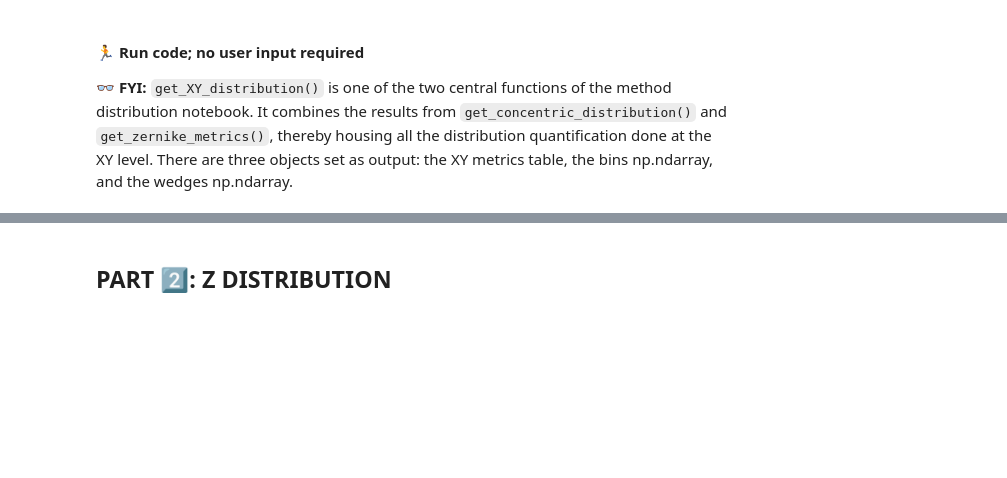
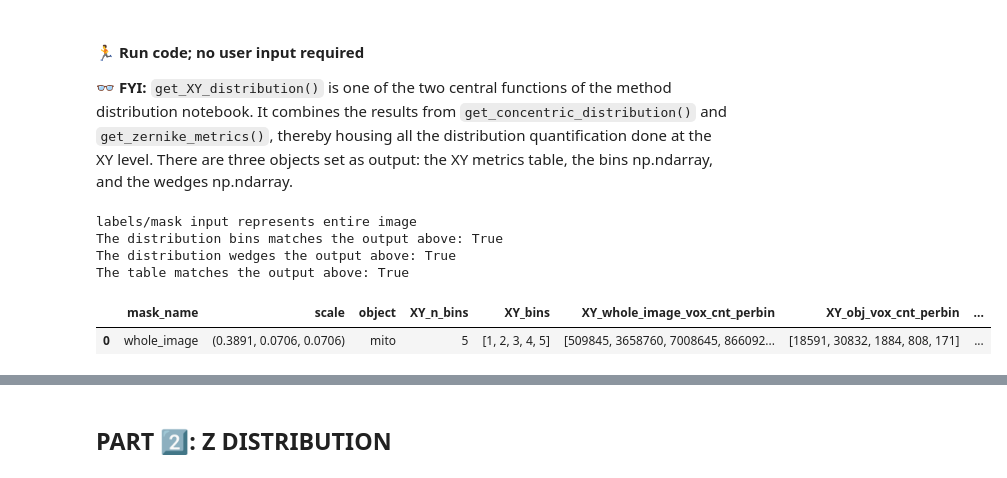
Before and after one commit to SCohenLab/infer-subc, a Jupyter notebook: notebooks/part_2_quantification/method_distribution.ipynb, the cells around one changed output, grey strips where cells are left out. Drawn from its saved outputs; the diff is of its cells as text; code cells hidden in the pictures; blank space fills up the shorter version.

```diff
--- a/notebooks/part_2_quantification/method_distribution.ipynb
+++ b/notebooks/part_2_quantification/method_distribution.ipynb
@@ -134,9 +134,9 @@ Please specify the following information about your data: `raw_img_type`, `data_
 # %%
 #### USER INPUT REQUIRED ###
 raw_img_type = ".tiff"
-data_root_path = Path(os.path.expanduser("~")) / "USER SPECIFIED"
+data_root_path = Path(os.path.expanduser("~")) / "Documents/Python_Scripts/Infer-subc/Sherry_example-image"
 raw_data_path = data_root_path / "raw"
-seg_data_path = data_root_path / "seg"
+seg_data_path = data_root_path / "segmentations"
 quant_data_path = data_root_path / "quant"
 # %% [markdown]
 #### &#x1F3C3; **Run code; no user input required**
@@ -188,7 +202,7 @@ Specify the following information about the segmentation files: - `org_file_name
 org_file_names = ["lyso", "mito", "golgi", "perox", "ER", "LD"]
 org_channels_ordered = [3, 4, 2, 5, 1, 0]
 regions_file_names = ["nuc", "cell"]
-suffix_separator = "-"
+suffix_separator = ""
 mask_name = None # Recommended: "cell" | TO NOT USE A MASK ENTER: None
 # %% [markdown]
 #### &#x1F3C3; **Run code; no user input required**
@@ -1139,31 +1183,30 @@ XY_metrics
 &#x1F453; **FYI:**  `get_XY_distribution()` is one of the two central functions of the method distribution notebook. It combines the results from `get_concentric_distribution()` and `get_zernike_metrics()`, thereby housing all the distribution quantification done at the XY level. There are three objects set as output: the XY metrics table, the bins np.ndarray, and the wedges np.ndarray.
 # %%
 # quantify distribution of the cell in respect to a specified object in the XY
-def _get_XY_distribution(
-        mask: Union[np.ndarray,None],
-        mask_name: str,
-        centering_obj: Union[np.ndarray,None],
-        obj:np.ndarray,
-        obj_name: str,
-        scale: Union[tuple, None]=None,
-        num_bins: Union[int, None] = 5,
-        center_on: bool = False,
-        keep_center_as_bin: bool = True,
-        zernike_degrees: Union[int, None] = None):
+def _get_XY_distribution(obj:np.ndarray,
+                         obj_name: str,
+                         centering_obj: Union[np.ndarray,None]=None,
+                         mask: Union[np.ndarray,None]=None,
+                         mask_name: Union[str,None]=None,
+                         scale: Union[tuple, None]=None,
+                         num_bins: Union[int, None] = 5,
+                         center_on: bool = False,
+                         keep_center_as_bin: bool = True,
+                         zernike_degrees: Union[int, None] = 9) -> Tuple[pd.DataFrame, np.ndarray, np.ndarray]  :
 
     """
     Params
     ----------
+    obj: np.ndarray
+        a 3D (ZYX) np.ndarray image of what will be measured within the masked area
+    obj_name: str
+        the name or nickname for the obj being measured; this will appear as a column in the output datasheet
+    centering_obj: np.ndarray
+        a binary 3D (ZYX) np.ndarray of the object that will be used as the center of the concentric rings ("bins")
     mask: np.ndarray,
         a binary 3D (ZYX) np.ndarray of the area that will be measured from
     mask_name: str
         the name or nickname for the mask object; this name will appear in the metrics output
-    centering_obj: np.ndarray
-        a binary 3D (ZYX) np.ndarray of the object that will be used as the center of the concentric rings ("bins")
-    obj: np.ndarray
-        a 3D (ZYX) np.ndarray image of what will be measured within the masked area
-    obj_name: str
-        the name or nickname for the obj being measured; this will appear as a column in the output datasheet
     scale: Union[tuple, None]=None
         a tuple that contains the real world dimensions for each dimension in the image (Z, Y, X)
     num_bins: Union[int,None] = None
@@ -1191,7 +1234,14 @@ def _get_XY_distribution(
     """
     # create sum Z projections
     # the mask that will be applied to the centering and organelle object
-    m = mask.astype(bool) if mask is not None else None
+    # redefine mask_name if None
+    if mask_name is None and mask is not None:
+        raise ValueError("The mask_name parameter must be provided if mask is not None")
+    elif (mask is None and mask_name is not None) or (mask is None and mask_name is None):
+        mask_name = "whole_image"
+        m = None
+    else:
+        m = mask.astype(bool)
 
     center_proj = create_masked_sum_projection(centering_obj,m) if centering_obj is not None else None
     obj_proj = create_masked_sum_projection(obj,m)
@@ -1210,33 +1260,40 @@ def _get_XY_distribution(
                                                         center_on=center_on,
                                                         keep_center_as_bin=keep_center_as_bin)
 
     if zernike_degrees is not None:
         zernike_metrics = _get_zernike_metrics(mask_proj=mask_proj,
                                             mask_name = mask_name,
                                             obj_proj=obj_proj,
                                             obj_name=obj_name,
                                             centering_proj=center_proj,
                                             zernike_degree=zernike_degrees)
 
         XY_metrics = pd.merge(XY_metrics, zernike_metrics, on="object")
 
     return XY_metrics, dist_bin_mask, dist_wedge_mask
 
 XY_metrics_final, dist_bins_final, dist_wedges_final = _get_XY_distribution(mask = mask_seg,
                                                                         mask_name = mask_name,
                                                                         centering_obj = center_obj_seg,
                                                                         obj = org_seg,
                                                                         obj_name = obj_seg_name,
                                                                         scale = scale,
                                                                         num_bins = bin_count,
                                                                         center_on = center_on,
                                                                         keep_center_as_bin = keep_center_as_bin,
                                                                         zernike_degrees = zernike_degree)
 
 print(f"The distribution bins matches the output above: {np.array_equal(dist_bins_final, bin_array)}")
 print(f"The distribution wedges the output above: {np.array_equal(dist_wedges_final, radial_index_vis)}")
 print(f"The table matches the output above: {XY_metrics.equals(XY_metrics_final)}")
 XY_metrics_final
+# %% [output]
+labels/mask input represents entire image
+The distribution bins matches the output above: True
+The distribution wedges the output above: True
+The table matches the output above: True
+|  | mask_name | scale | object | XY_n_bins | XY_bins | XY_whole_image_vox_cnt_perbin | XY_obj_vox_cnt_perbin | ... |
+| 0 | whole_image | (0.3891, 0.0706, 0.0706) | mito | 5 | [1, 2, 3, 4, 5] | [509845, 3658760, 7008645, 866092... | [18591, 30832, 1884, 808, 171] | ... |
 # %%
 # visualization
 viewer.layers.clear()
```
Also changed, not shown: parts of 16 cells of this notebook, 5 other files.
